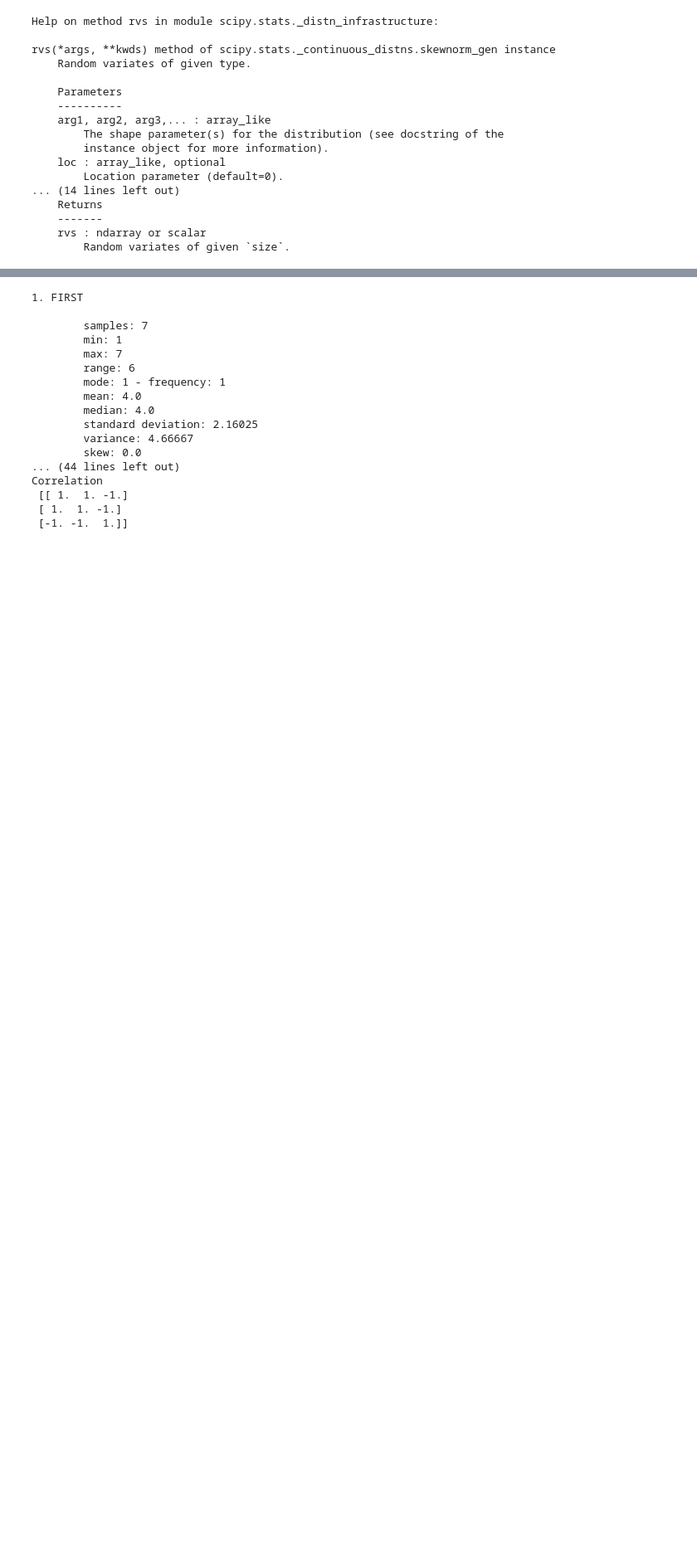
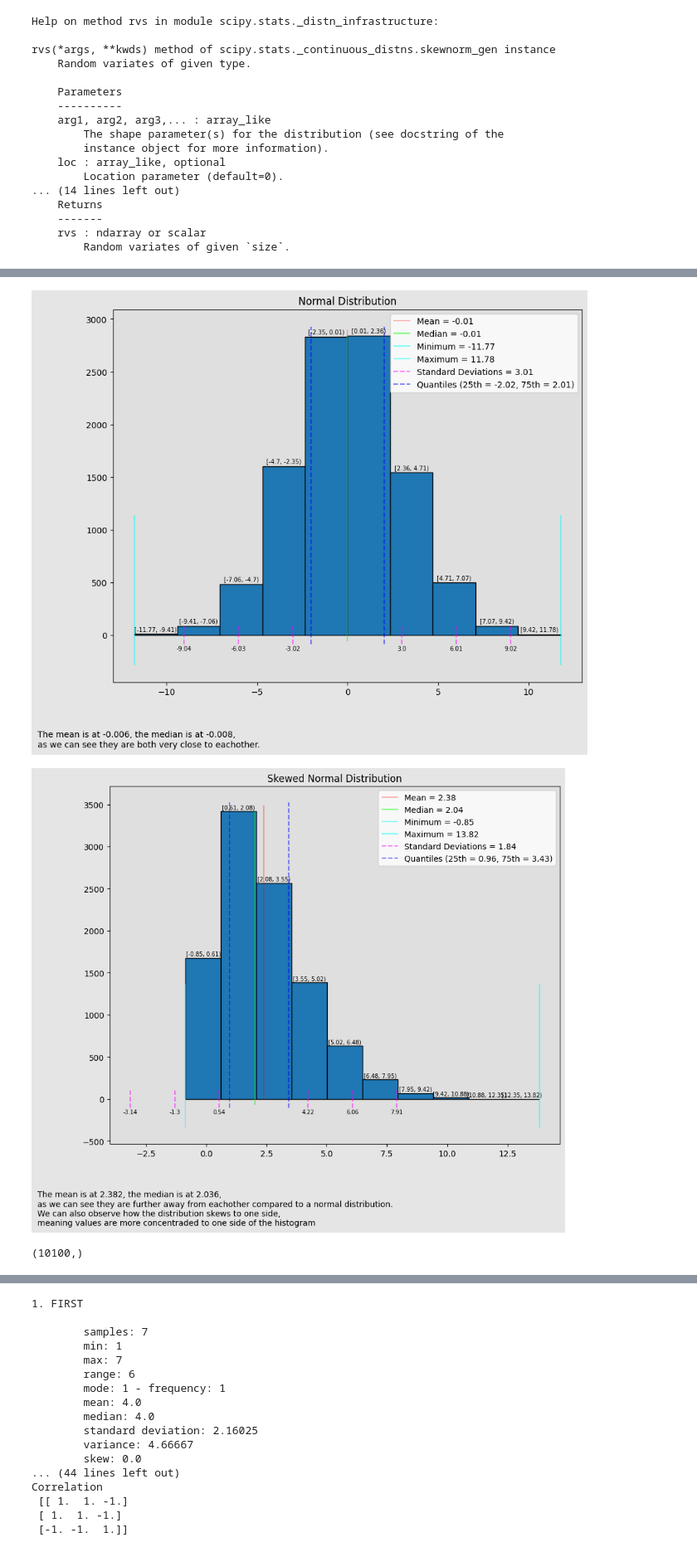
Before and after one commit to luis-fdz-rmz/DataAnalysisJourney, a Jupyter notebook: DataAnalysis.ipynb, the cells around one changed output, grey strips where cells are left out. Shown: that part at 83% size. Cells and saved outputs as stored; diff of their text form; code cells hidden in the pictures; blank space fills up the shorter version.

Commit message:
Added Explenations for statistical analysis. Missing: skew and down

```diff
--- a/DataAnalysis.ipynb
+++ b/DataAnalysis.ipynb
@@ -93,0 +222,63 @@ rvs(*args, **kwds) method of scipy.stats._continuous_distns.skewnorm_gen instanc
+# %%
+
+def plot_histogram(list_values, title, message):
+    fig = plt.figure(figsize=(10,8), facecolor=[0.9,0.9,0.9])
+    n,bins,_ = plt.hist(list_values,edgecolor = [[0,0,0]], align='mid')
+    ax = plt.gca()
+    ax.set_facecolor([0.85,0.85,0.85,0.5])
+    max_list_count = max(n)
+    mean = np.mean(list_values)
+    median = np.median(list_values)
+    for i, (height, bin) in enumerate(zip(n,bins)):
+        if height != 0:
+            # print(f"bin range = [{np.round(bin,2)}, {np.round(bins[i+1],2)}) ")
+            plt.text((np.round(bin,2)+np.round(bins[i+1],2))/2, height+30, f"[{np.round(bin,2)}, {np.round(bins[i+1],2)})", fontsize= 7, horizontalalignment = 'center')
+    # print(n, bins)
+    plt.vlines(mean, 0, max_list_count+0.02*max_list_count, [[1,0,0, 0.3]], label=f"Mean = {np.round(mean,2)}")
+    plt.vlines(median, -0.02*max_list_count, max_list_count, [[0,1,0, 0.5]], label=f"Median = {np.round(median,2)}")
+    plt.vlines(min(list_values), -0.1*max_list_count,0.4*max_list_count, [[0,1,1, 0.5]], label = f"Minimum = {np.round(min(list_values),2)}")
+    plt.vlines(max(list_values), -0.1*max_list_count,0.4*max_list_count, [[0,1,1, 0.5]], label = f"Maximum = {np.round(max(list_values),2)}")
+    standard_deviation = np.std(list_values)
+    label = True
+    for i in range(1,4):
+        plt.vlines(mean - standard_deviation*i, -0.03*max_list_count,0.03*max_list_count, [[1,0,1,0.5]], label=f"Standard Deviations = {np.round(standard_deviation,2)}" if label else None, linestyles='dashed')
+        plt.text(mean - standard_deviation*i, -0.05*max_list_count, str(np.round(mean - standard_deviation*i,2)), fontsize = 7, ha='center')
+        plt.vlines(mean + standard_deviation*i, -0.03*max_list_count,0.03*max_list_count, [[1,0,1,0.5]], linestyles='dashed')
+        plt.text(mean + standard_deviation*i, -0.05*max_list_count, str(np.round(mean + standard_deviation*i,2)), fontsize = 7, ha='center')
+        label = False
+
+    plt.vlines([np.quantile(list_values, 0.25), np.quantile(list_values, 0.75)], -0.03*max_list_count, max_list_count+0.03*max_list_count, [[0,0,1, 0.5]],
+               label=f"Quantiles (25th = {np.round(np.quantile(list_values, 0.25),2)}, 75th = {np.round(np.quantile(list_values, 0.75),2)})", linestyles='dashed')
+    fig.set_facecolor([0.8,0.8,0.8,0.5])
+    plt.figtext(0,0.01,message, ha='left', va='top', fontsize=10)
+    plt.title(title)
+    plt.legend()
+    plt.show()
+
+np.random.seed(42)
+normal_list = np.random.normal(0,3,10000)
+title = "Normal Distribution"
+message = f"""The mean is at {np.round(np.mean(normal_list),3)}, the median is at {np.round(np.median(normal_list),3)},
+as we can see they are both very close to eachother."""
+plot_histogram(normal_list, title, message)
+
+skewed_list = np.round(np.array(sp.skewnorm.rvs(10,size=10000, loc = 0, scale=3)),4)
+title = "Skewed Normal Distribution"
+message = f"""The mean is at {np.round(np.mean(skewed_list),3)}, the median is at {np.round(np.median(skewed_list),3)},
+as we can see they are further away from eachother compared to a normal distribution.
+We can also observe how the distribution skews to one side,
+meaning values are more concentraded to one side of the histogram"""
+plot_histogram(skewed_list, title, message)
+
+outlier_list = deepcopy(normal_list)
+outlier_list = np.append(outlier_list, [100]*100)
+print(outlier_list.shape)
+title = "Outlier in Normal Distribution"
+message = f"""The mean is at {np.round(np.mean(outlier_list),3)}, the median is at {np.round(np.median(outlier_list),3)},
+as we can see they are further away from eachother compared to a normal distribution.
+This is due to the introduced outliers shifting the mean."""
+plot_histogram(outlier_list, title, message)
+# %% [output]
+[figure, added]
+[figure, added]
+(10100,)
```
Also changed, not shown: parts of 15 cells of this notebook.
